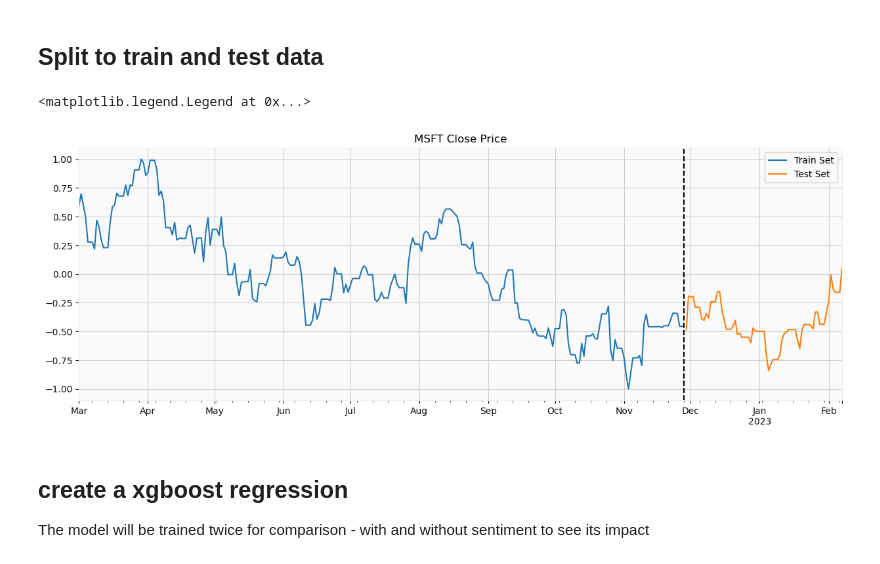
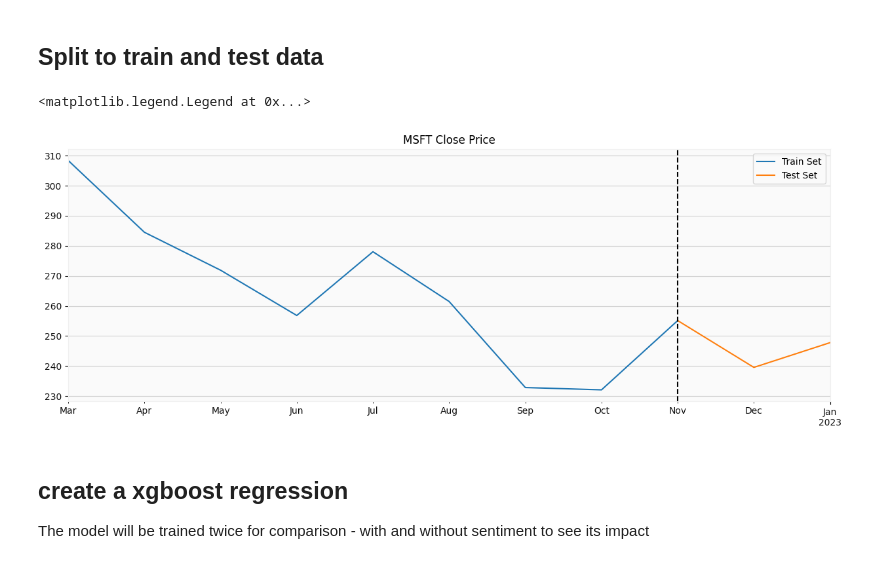
Before and after one commit to DavidPeleg6/Financial_News_Sentiments, a Jupyter notebook: baseline_analysis/msft_analysis.ipynb, the cells around one changed output. Cells and saved outputs as stored; diff of their text form; code cells hidden in the pictures.

```diff
--- a/baseline_analysis/msft_analysis.ipynb
+++ b/baseline_analysis/msft_analysis.ipynb
@@ -341,33 +429,36 @@ import xgboost as xgb
 # %% [markdown]
 ## Split to train and test data
 # %%
-df = pd.read_csv('msft_dataset.csv', index_col=0)
-# df = pd.read_csv('msft_weekly_dataset.csv', index_col=0)
+# df = pd.read_csv('datasets/msft_daily_dataset.csv', index_col=0).drop(columns=['adjusted_close']).dropna()
+# # raise the all the columns up by one day so that the model only gets the daily open price and the rest of the data from yesterday
+# for col in set(df.columns) - {'close', 'open'}: df[col] = df[col][1:].shift(-1)
+# # shift the close column by 1
+# df['close'] = df['close'][:-1]
+# df = df.dropna(axis=0)
+
+# df = pd.read_csv('datasets/msft_weekly_dataset.csv', index_col=0).drop(columns=['adjusted_close']).dropna()
+df = pd.read_csv('datasets/msft_monthly_dataset.csv', index_col=0).drop(columns=['adjusted_close']).dropna()
 
 df.index = pd.to_datetime(df.index)
 df.sort_index(ascending=False, inplace=True)
+# convert all columns to numeric except for the index
+df = df.apply(pd.to_numeric, errors='ignore')
 # drop any column that contains a date time value
-df = df.drop(columns=[col for col in df.columns if df[col].dtype != 'float64']).dropna()
-# scale up sentiment scores to be the same magnitude as the close price
-# df['sentiment'] = df['sentiment'] * 100
-# normalize values
-df = df.apply(lambda x: (x - x.min()) / (x.max() - x.min()) * 2 - 1)
-# also drop any values that could contribute to overfitting
-df = df.drop(columns=['adjusted_close', 'high', 'low'])
-# drop any columns that contain nan values
-df = df.dropna(axis=1)
+# df = df.drop(columns=[col for col in df.columns if df[col].dtype != 'float64']).dropna()
+df = df.dropna(axis=0)
 # get all times before the last month
-train_df, test_df = df[df.index < df.index.max() - pd.DateOffset(weeks=10)], df[df.index >= df.index.max() - pd.DateOffset(weeks=10)]
+train_df, test_df = df[df.index <= df.index.max() - pd.DateOffset(months=2)], df[df.index >= df.index.max() - pd.DateOffset(months=2)]
 # plot both the training and testing data
 train_df['close'].plot(figsize=(15, 5), title='MSFT Close Price', label='Train Set')
 test_df['close'].plot(figsize=(15, 5), title='MSFT Close Price', label='Test Set')
 # add vertical lines to indicate the separation between the training and testing data
 plt.axvline(x=train_df.index[0], color='black', linestyle='--')
 plt.xlabel('')
 plt.legend()
+# df
 # %% [output]
 <matplotlib.legend.Legend at 0x...>
-[figure, old version]
+[figure, new version]
 # %% [markdown]
 ## create a xgboost regression
 The model will be trained twice for comparison - with and without sentiment to see its impact
```
Also changed, not shown: parts of 42 cells of this notebook, 14 other files.
